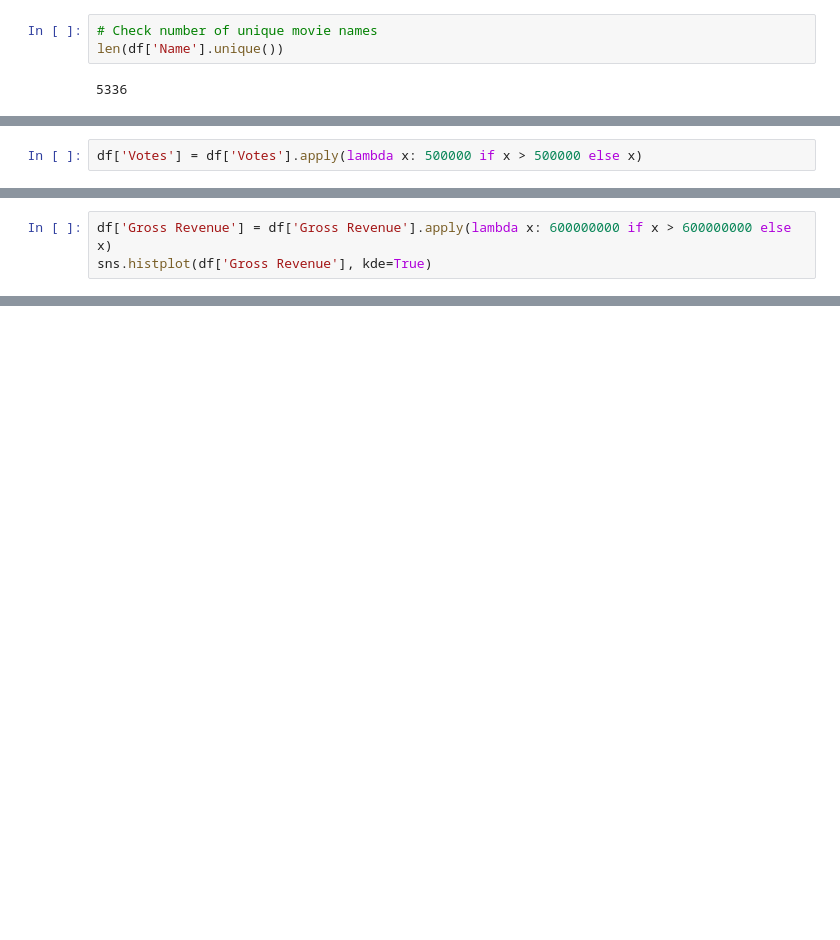
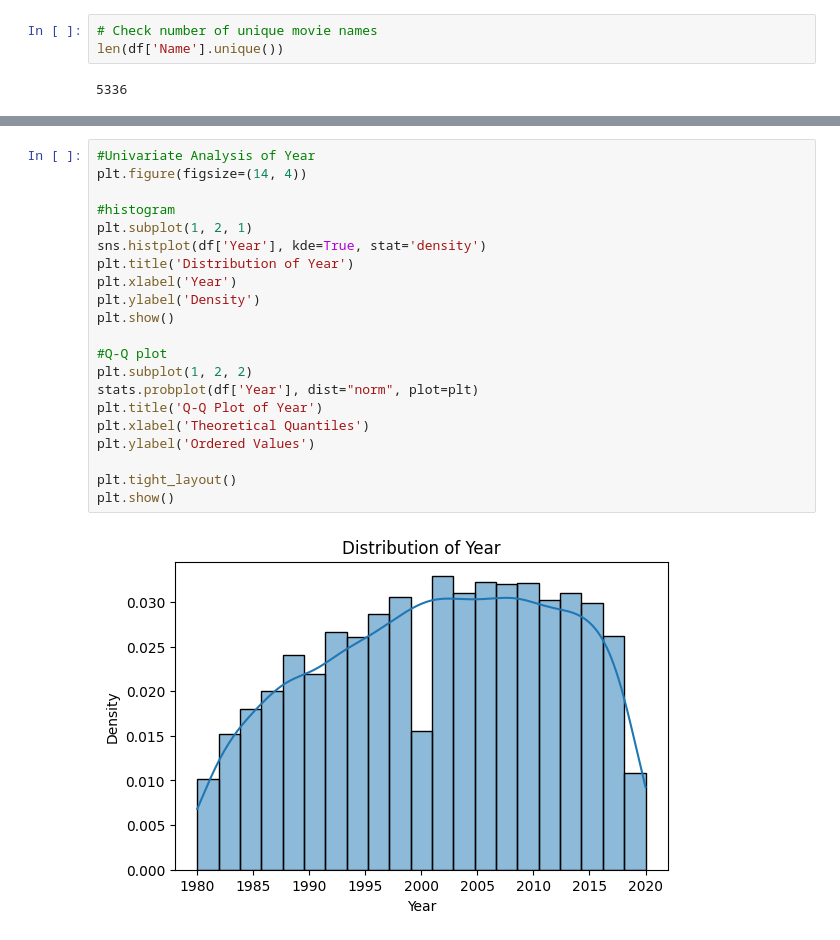
Before and after one commit to rpaquia/Machine-Learning-Project, a Jupyter notebook: Project (2).ipynb, the cells around one changed output, grey strips where cells are left out. Cells and saved outputs as stored; diff of their text form; blank space fills up the shorter version.

```diff
--- a/Project (2).ipynb
+++ b/Project (2).ipynb
@@ -169,2 +158,0 @@ sns.histplot(df['Votes'], kde=True)
-# %%
-df['Votes'] = df['Votes'].apply(lambda x: 500000 if x > 500000 else x)
@@ -176,3 +158,0 @@ sns.histplot(df['Votes'], kde=True)
-# %%
-df['Gross Revenue'] = df['Gross Revenue'].apply(lambda x: 600000000 if x > 600000000 else x)
-sns.histplot(df['Gross Revenue'], kde=True)
@@ -484,0 +159,23 @@ merged
+# %%
+#Univariate Analysis of Year
+plt.figure(figsize=(14, 4))
+
+#histogram
+plt.subplot(1, 2, 1)
+sns.histplot(df['Year'], kde=True, stat='density')
+plt.title('Distribution of Year')
+plt.xlabel('Year')
+plt.ylabel('Density')
+plt.show()
+
+#Q-Q plot
+plt.subplot(1, 2, 2)
+stats.probplot(df['Year'], dist="norm", plot=plt)
+plt.title('Q-Q Plot of Year')
+plt.xlabel('Theoretical Quantiles')
+plt.ylabel('Ordered Values')
+
+plt.tight_layout()
+plt.show()
+# %% [output]
+[figure, added]
```
Also changed, not shown: parts of 64 cells of this notebook.
